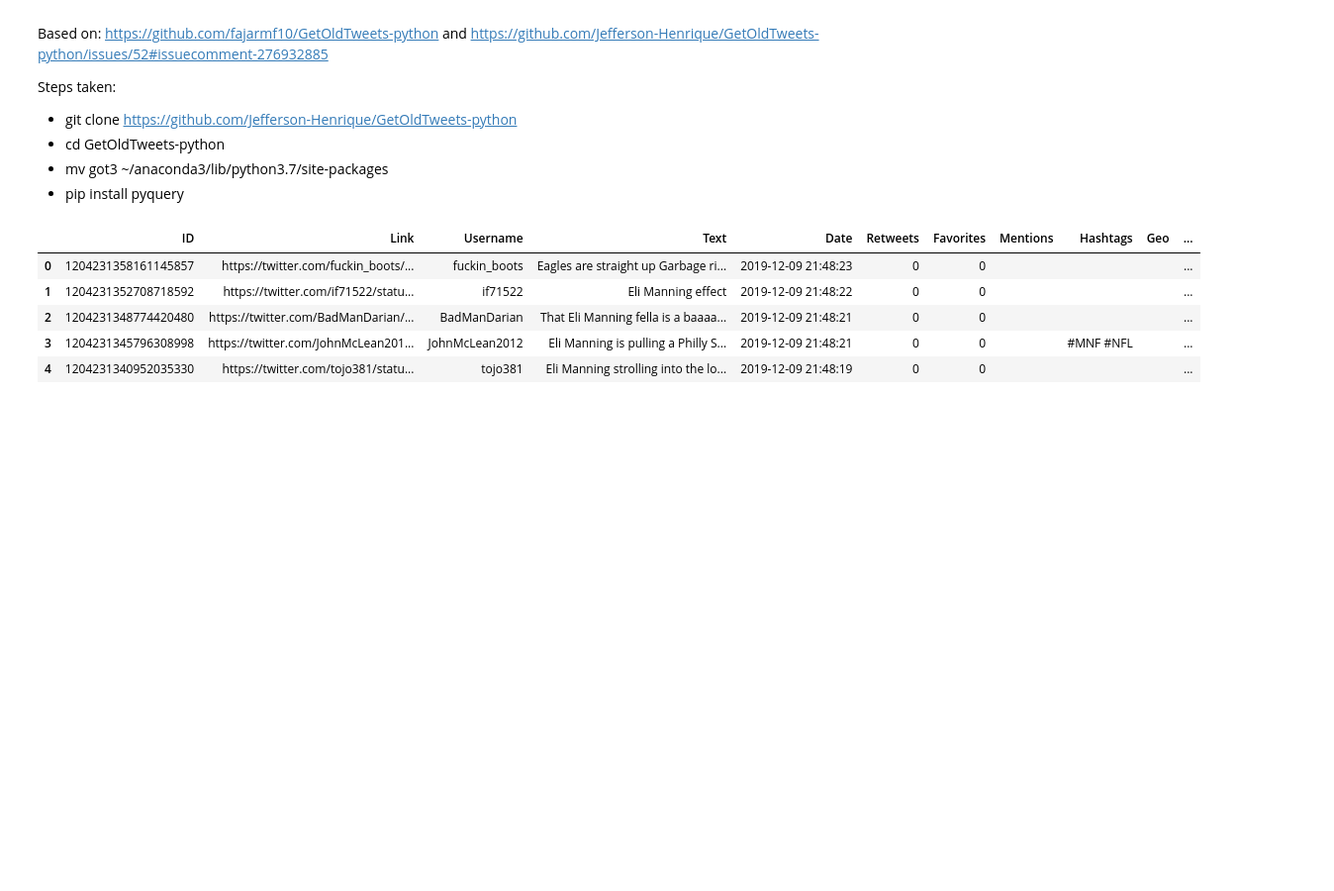
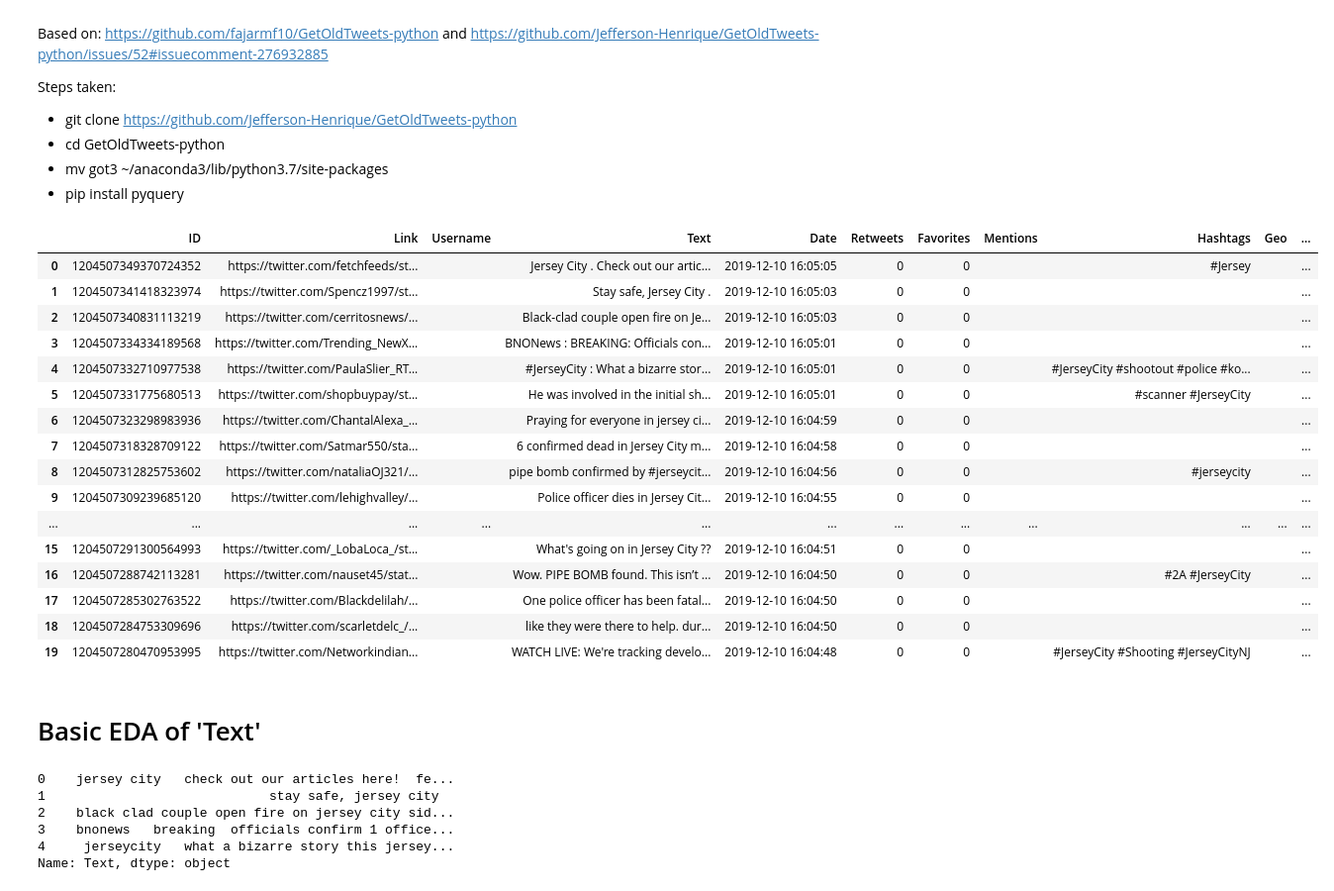
Before and after one commit to wingkitlee0/trendsplanation, a Jupyter notebook: Amy/Get trending topics.ipynb, the cells around one changed output. Shown at 99% size. Cells and saved outputs as stored; diff of their text form; code cells hidden in the pictures; blank space fills up the shorter version.

```diff
--- a/Amy/Get trending topics.ipynb
+++ b/Amy/Get trending topics.ipynb
@@ -30,10 +27,10 @@ api = tw.API(auth, wait_on_rate_limit=True)
 # Get trending topics
 # %%
 # See available regions
-# api.trends_available() # worldwide has woeid (Where On Earth IDentifier) of 1
+# api.trends_available() # worldwide has woeid (Where On Earth IDentifier) of 1; US of 23424977
 
 # Get worldwide trending topics
-trends1 = api.trends_place(1) # 1 is the woeid
+trends1 = api.trends_place(23424977) # 23424977 is the US
 
 # Extract topic name and number of tweets for each
 trends = [(trend['name'], trend['tweet_volume']) for trend in trends1[0]['trends']]
@@ -89,27 +89,63 @@ Steps taken:
 # %%
-# Download tweets based on GetOldTweets
+# Download tweets using GetOldTweets instead of API
 # Specify trending topic of interest
-numTweets = 10 # Only 10 for now
-tweetCriteria = got3.manager.TweetCriteria().setQuerySearch(topic).setMaxTweets(numTweets)
+topic = trends_df.Topic[0] # Jersey City
+numTweets = 50 # How many tweets to scrape
+tweetCriteria = got3.manager.TweetCriteria().setQuerySearch(topic).setLang('english').setSince('2019-12-10').setUntil('2019-12-11').setMaxTweets(numTweets)
 
 # Get tweets
 tweets = got3.manager.TweetManager.getTweets(tweetCriteria)
 
 # Create pandas df
 all_tweets_df = pd.DataFrame([], columns=['ID', 'Link', 'Username', 'Text',
                                           'Date', 'Retweets', 'Favorites',
                                           'Mentions', 'Hashtags', 'Geo',
                                           'URLs', 'Author_ID'])
 for i in range(numTweets):
     all_tweets_df.loc[i] = [tweets[i].id, tweets[i].permalink, tweets[i].username, tweets[i].text,
                             tweets[i].date, tweets[i].retweets, tweets[i].favorites,
                             tweets[i].mentions, tweets[i].hashtags, tweets[i].geo,
                             tweets[i].urls, tweets[i].author_id]
-all_tweets_df.head()
+all_tweets_df.head(20)
 # %% [output]
 |  | ID | Link | Username | Text | Date | Retweets | Favorites | Mentions | Hashtags | Geo | ... |
-| 0 | 1204231358161145857 | https://twitter.com/fuckin_boots/... | fuckin_boots | Eagles are straight up Garbage ri... | 2019-12-09 21:48:23 | 0 | 0 |  |  |  | ... |
-| 1 | 1204231352708718592 | https://twitter.com/if71522/statu... | if71522 | Eli Manning effect | 2019-12-09 21:48:22 | 0 | 0 |  |  |  | ... |
-| 2 | 1204231348774420480 | https://twitter.com/BadManDarian/... | BadManDarian | That Eli Manning fella is a baaaa... | 2019-12-09 21:48:21 | 0 | 0 |  |  |  | ... |
-| 3 | 1204231345796308998 | https://twitter.com/JohnMcLean201... | JohnMcLean2012 | Eli Manning is pulling a Philly S... | 2019-12-09 21:48:21 | 0 | 0 |  | #MNF #NFL |  | ... |
-| 4 | 1204231340952035330 | https://twitter.com/tojo381/statu... | tojo381 | Eli Manning strolling into the lo... | 2019-12-09 21:48:19 | 0 | 0 |  |  |  | ... |
+| 0 | 1204507349370724352 | https://twitter.com/fetchfeeds/st... |  | Jersey City . Check out our artic... | 2019-12-10 16:05:05 | 0 | 0 |  | #Jersey |  | ... |
+| 1 | 1204507341418323974 | https://twitter.com/Spencz1997/st... |  | Stay safe, Jersey City . | 2019-12-10 16:05:03 | 0 | 0 |  |  |  | ... |
+| 2 | 1204507340831113219 | https://twitter.com/cerritosnews/... |  | Black-clad couple open fire on Je... | 2019-12-10 16:05:03 | 0 | 0 |  |  |  | ... |
+| 3 | 1204507334334189568 | https://twitter.com/Trending_NewX... |  | BNONews : BREAKING: Officials con... | 2019-12-10 16:05:01 | 0 | 0 |  |  |  | ... |
+| 4 | 1204507332710977538 | https://twitter.com/PaulaSlier_RT... |  | #JerseyCity : What a bizarre stor... | 2019-12-10 16:05:01 | 0 | 0 |  | #JerseyCity #shootout #police #ko... |  | ... |
+| 5 | 1204507331775680513 | https://twitter.com/shopbuypay/st... |  | He was involved in the initial sh... | 2019-12-10 16:05:01 | 0 | 0 |  | #scanner #JerseyCity |  | ... |
+| 6 | 1204507323298983936 | https://twitter.com/ChantalAlexa_... |  | Praying for everyone in jersey ci... | 2019-12-10 16:04:59 | 0 | 0 |  |  |  | ... |
+| 7 | 1204507318328709122 | https://twitter.com/Satmar550/sta... |  | 6 confirmed dead in Jersey City m... | 2019-12-10 16:04:58 | 0 | 0 |  |  |  | ... |
+| 8 | 1204507312825753602 | https://twitter.com/nataliaOJ321/... |  | pipe bomb confirmed by #jerseycit... | 2019-12-10 16:04:56 | 0 | 0 |  | #jerseycity |  | ... |
+| 9 | 1204507309239685120 | https://twitter.com/lehighvalley/... |  | Police officer dies in Jersey Cit... | 2019-12-10 16:04:55 | 0 | 0 |  |  |  | ... |
+| ... | ... | ... | ... | ... | ... | ... | ... | ... | ... | ... | ... |
+| 15 | 1204507291300564993 | https://twitter.com/_LobaLoca_/st... |  | What's going on in Jersey City ?? | 2019-12-10 16:04:51 | 0 | 0 |  |  |  | ... |
+| 16 | 1204507288742113281 | https://twitter.com/nauset45/stat... |  | Wow. PIPE BOMB found. This isn’t ... | 2019-12-10 16:04:50 | 0 | 0 |  | #2A #JerseyCity |  | ... |
+| 17 | 1204507285302763522 | https://twitter.com/Blackdelilah/... |  | One police officer has been fatal... | 2019-12-10 16:04:50 | 0 | 0 |  |  |  | ... |
+| 18 | 1204507284753309696 | https://twitter.com/scarletdelc_/... |  | like they were there to help. dur... | 2019-12-10 16:04:50 | 0 | 0 |  |  |  | ... |
+| 19 | 1204507280470953995 | https://twitter.com/Networkindian... |  | WATCH LIVE: We're tracking develo... | 2019-12-10 16:04:48 | 0 | 0 |  | #JerseyCity #Shooting #JerseyCityNJ |  | ... |
+# %% [markdown]
+# Basic EDA of 'Text'
+# %%
+# Function to standardize text (make lowercase and remove URLs, mentions, and non-alphanumeric characters)
+def standardize_text(df):
+    df = df.str.lower() # Make everything lowercase
+    df = df.str.replace(r"http\S+", "") # Remove URLs
+    df = df.str.replace(r"http", "") # Remove "http"s
+    df = df.str.replace(r"pic.twitter.com\S+", "") # Remove "pic.twitter.com"s
+    df = df.str.replace(r"@\S+", "") # Remove mentions
+    df = df.str.replace(r"[^A-Za-z0-9(),!?@\'\`\"\_\n]", " ") # Remove any non-alphanumeric chars
+    df = df.str.replace(r"@", "at") # Replace "@" with "at"
+    return df
+
+# Clean up 'Text'
+clean_tweets = standardize_text(all_tweets_df['Text'])
+clean_tweets[:5]
+# %% [output]
+0    jersey city   check out our articles here!  fe...
+1                             stay safe, jersey city
+2    black clad couple open fire on jersey city sid...
+3    bnonews   breaking  officials confirm 1 office...
+4     jerseycity   what a bizarre story this jersey...
+Name: Text, dtype: object
```
Also changed, not shown: parts of 7 cells of this notebook.
